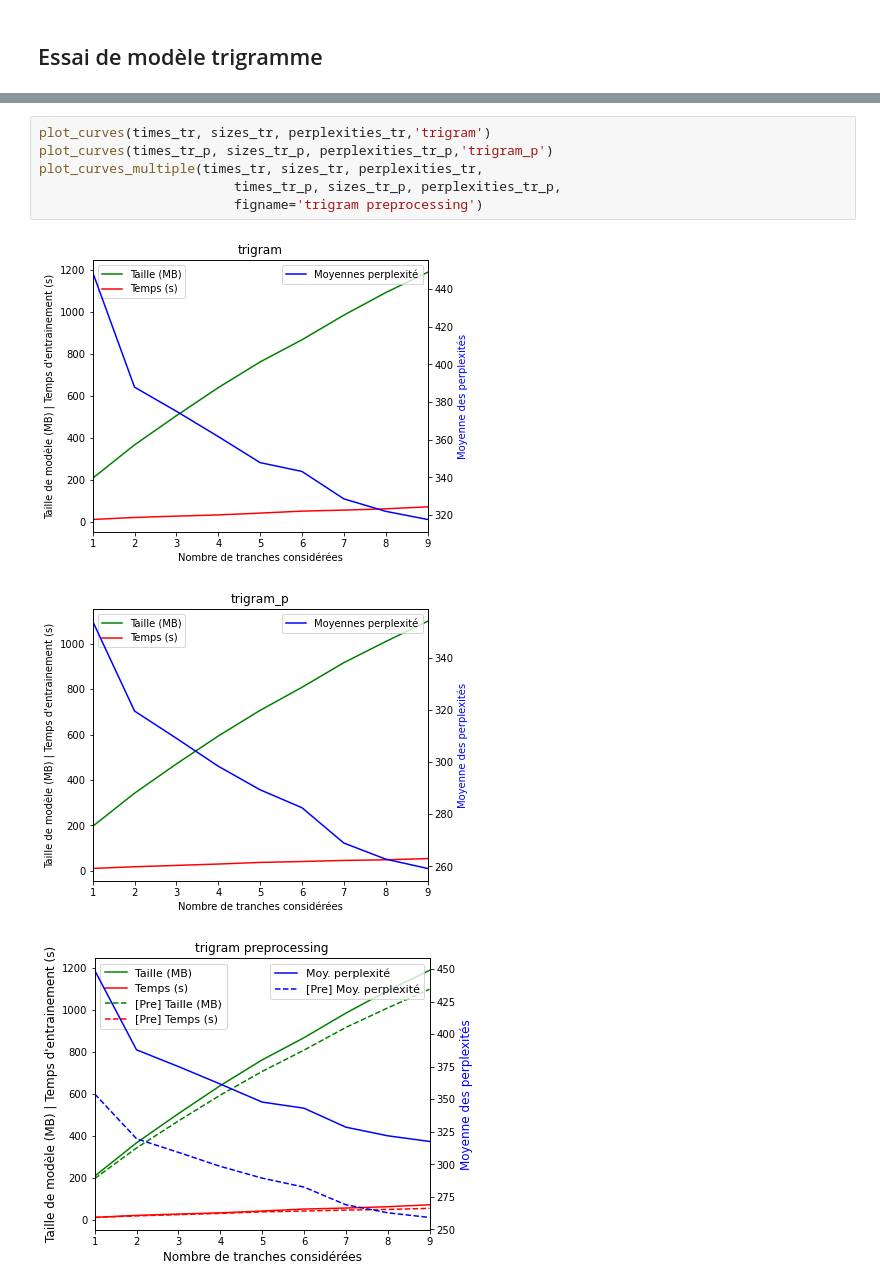
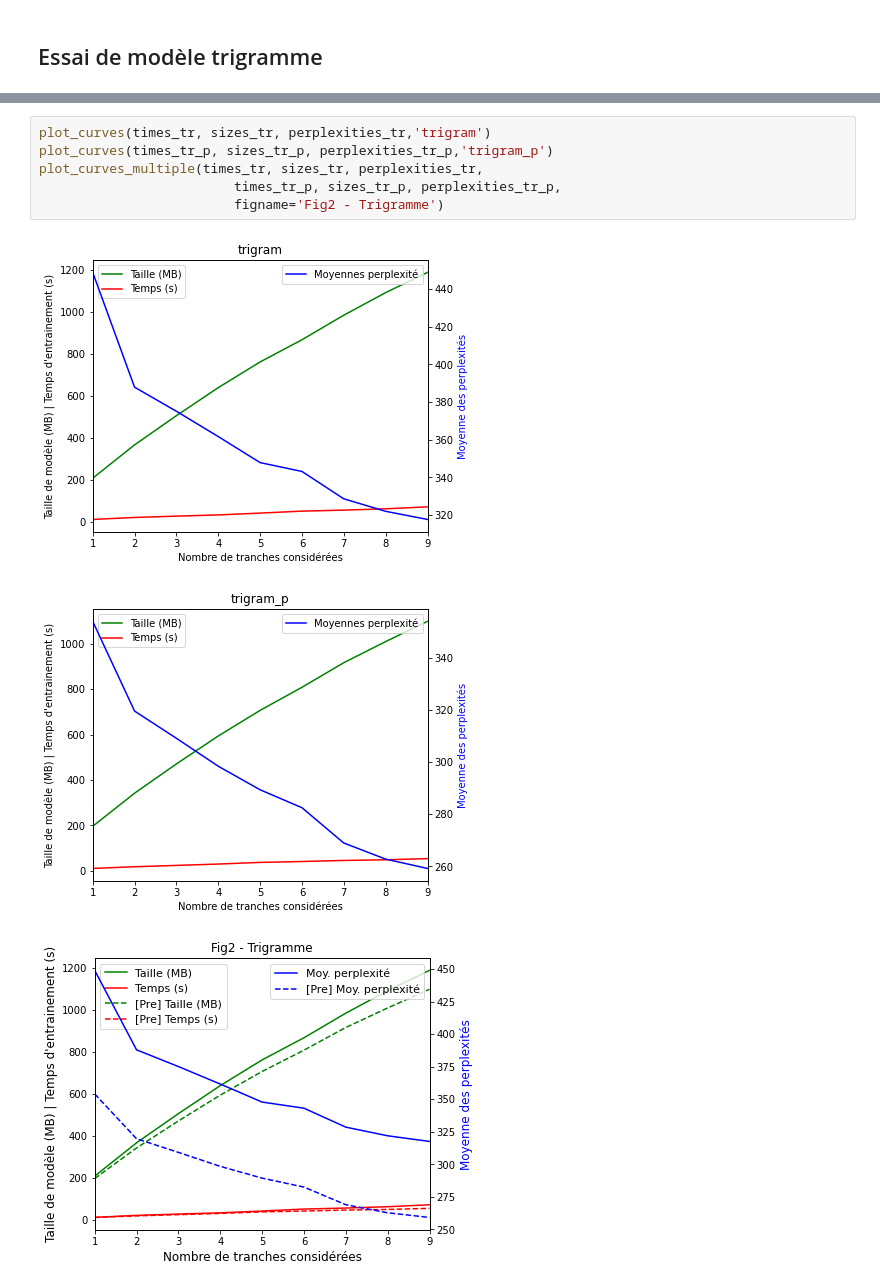
Before and after one commit to KacemKhaled/IFT6285-NLP, a Jupyter notebook: TP2/TP2.ipynb, the cells around one changed output, grey strips where cells are left out. Drawn from its saved outputs; the diff is of its cells as text.

```diff
--- a/TP2/TP2.ipynb
+++ b/TP2/TP2.ipynb
@@ -347,10 +347,10 @@ Time: 53.28s     Size: 1098.80MB         Mean(perplexities): 259.20
 # %%
 plot_curves(times_tr, sizes_tr, perplexities_tr,'trigram')
 plot_curves(times_tr_p, sizes_tr_p, perplexities_tr_p,'trigram_p')
 plot_curves_multiple(times_tr, sizes_tr, perplexities_tr,
                          times_tr_p, sizes_tr_p, perplexities_tr_p,
-                         figname='trigram preprocessing')
+                         figname='Fig2 - Trigramme')
 # %% [output]
 [figure]
 [figure]
-[figure, old version]
+[figure, new version]
```
Also changed, not shown: parts of 1 cell of this notebook, 4 other files.
